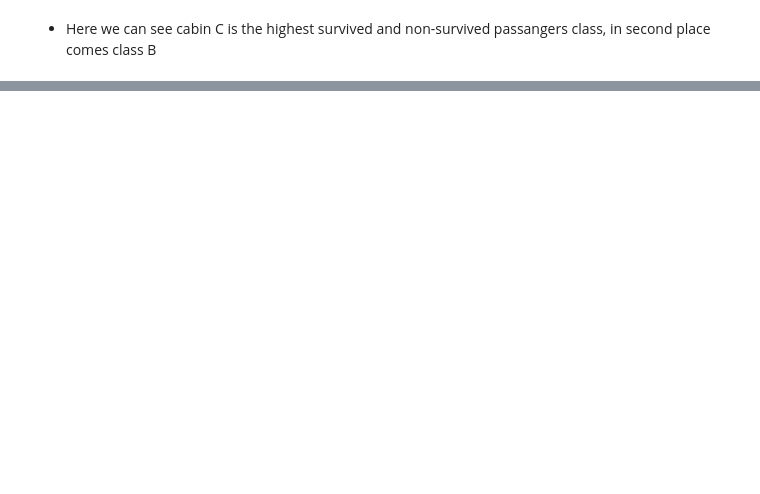
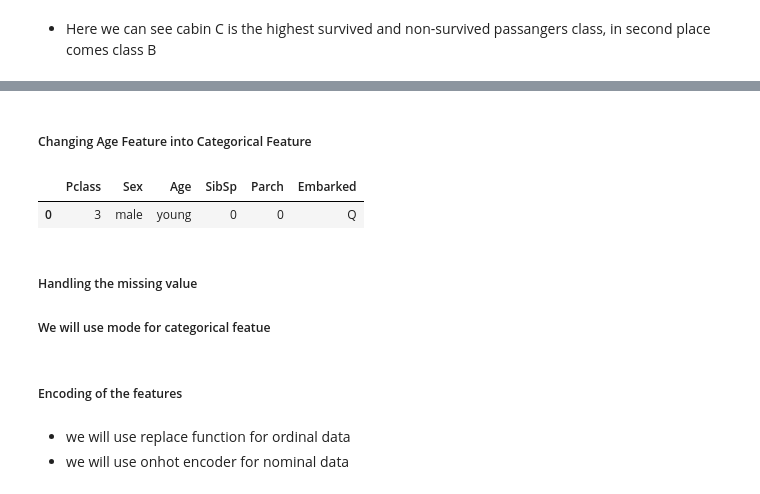
Before and after one commit to ortizfram/Case-study-of-Titanic, a Jupyter notebook: case-study.ipynb, the cells around one changed output, grey strips where cells are left out. Cells and saved outputs as stored; diff of their text form; code cells hidden in the pictures; blank space fills up the shorter version.

Commit message:
feature eng: age to categorical, and OneHotEncoder

```diff
--- a/case-study.ipynb
+++ b/case-study.ipynb
@@ -201,0 +235,15 @@ plt.show()
+# %% [markdown]
+##### Changing Age Feature into Categorical Feature
+# %%
+label = ["children","teenager","young","mid-age","old"]
+bin1 = [0,12,19,40,60,90]
+df["Age"] = pd.cut(x = df["Age"], bins = bin1, labels = label) # on training data
+test_df["Age"] = pd.cut(x = test_df["Age"], bins = bin1, labels = label) # on testing data
+test_df.head(1)
+# %% [output]
+|  | Pclass | Sex | Age | SibSp | Parch | Embarked |
+| 0 | 3 | male | young | 0 | 0 | Q |
+# %% [markdown]
+##### Handling the missing value
+
+##### We will use mode for categorical featue
@@ -201,0 +256,5 @@ plt.show()
+# %% [markdown]
+##### Encoding of the features
+# %% [markdown]
+- we will use replace function for ordinal data
+- we will use onhot encoder for nominal data
```
Also changed, not shown: parts of 15 cells of this notebook.
